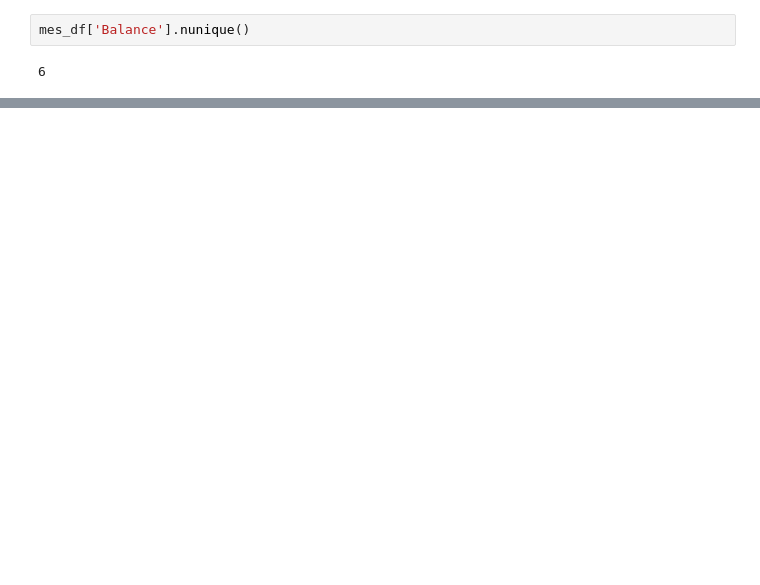
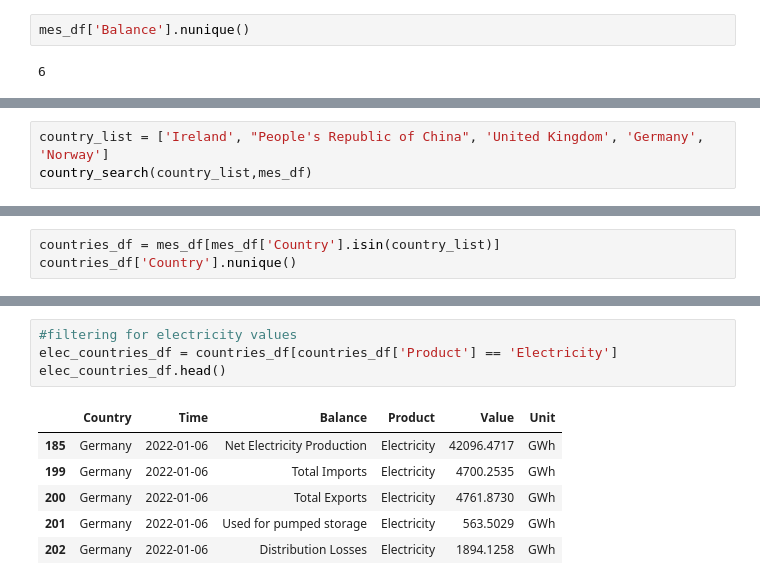
Before and after one commit to sibanda1989/international-energy-statistics-analysis, a Jupyter notebook: ExpIEHS101022.ipynb, the cells around one changed output, grey strips where cells are left out. Cells and saved outputs as stored; diff of their text form; blank space fills up the shorter version.

```diff
--- a/ExpIEHS101022.ipynb
+++ b/ExpIEHS101022.ipynb
@@ -125,0 +94,3 @@ ie_time_elec  = ireland_elec.groupby([pd.Grouper(key='Time', freq='M'), 'Balance
+# %%
+country_list = ['Ireland', "People's Republic of China", 'United Kingdom', 'Germany', 'Norway']
+country_search(country_list,mes_df)
@@ -125,0 +105,3 @@ ie_time_elec  = ireland_elec.groupby([pd.Grouper(key='Time', freq='M'), 'Balance
+# %%
+countries_df = mes_df[mes_df['Country'].isin(country_list)]
+countries_df['Country'].nunique()
@@ -202,0 +171,11 @@ ValueError: Data must be 1-dimensional
+# %%
+#filtering for electricity values
+elec_countries_df = countries_df[countries_df['Product'] == 'Electricity']
+elec_countries_df.head()
+# %% [output]
+|  | Country | Time | Balance | Product | Value | Unit |
+| 185 | Germany | 2022-01-06 | Net Electricity Production | Electricity | 42096.4717 | GWh |
+| 199 | Germany | 2022-01-06 | Total Imports | Electricity | 4700.2535 | GWh |
+| 200 | Germany | 2022-01-06 | Total Exports | Electricity | 4761.8730 | GWh |
+| 201 | Germany | 2022-01-06 | Used for pumped storage | Electricity | 563.5029 | GWh |
+| 202 | Germany | 2022-01-06 | Distribution Losses | Electricity | 1894.1258 | GWh |
```
Also changed, not shown: parts of 34 cells of this notebook, 1 other file.
